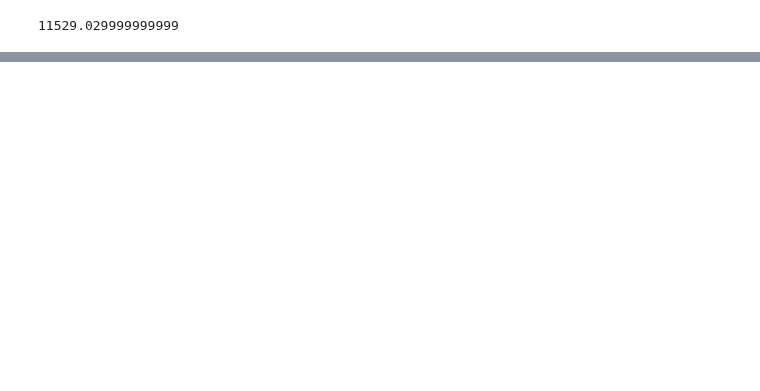
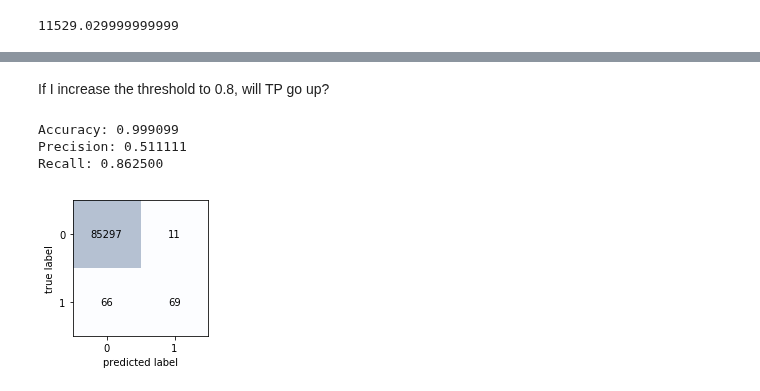
Before and after one commit to abulbasar/machine-learning, a Jupyter notebook: demos/Day 2 - classification.ipynb, the cells around one changed output, grey strips where cells are left out. Cells and saved outputs as stored; diff of their text form; code cells hidden in the pictures; blank space fills up the shorter version.

```diff
--- a/demos/Day 2 - classification.ipynb
+++ b/demos/Day 2 - classification.ipynb
@@ -211,0 +236,16 @@ np.sum(amount_test[(y_test == 1) & (y_test_pred == 0)])
+# %% [markdown]
+If I increase the threshold to 0.8, will TP go up?
+# %%
+y_test_prob = est.predict_proba(X_test)[:, 1]
+y_test_pred = np.where(y_test_prob > 0.8, 1, 0)
+plot_confusion_matrix(metrics.confusion_matrix(y_test, y_test_pred))
+print("Accuracy: %f\nPrecision: %f\nRecall: %f" % (
+    metrics.accuracy_score(y_test, y_test_pred),
+    metrics.recall_score(y_test, y_test_pred),
+    metrics.precision_score(y_test, y_test_pred)
+))
+# %% [output]
+Accuracy: 0.999099
+Precision: 0.511111
+Recall: 0.862500
+[figure, added]
```
Also changed, not shown: parts of 7 cells of this notebook.
